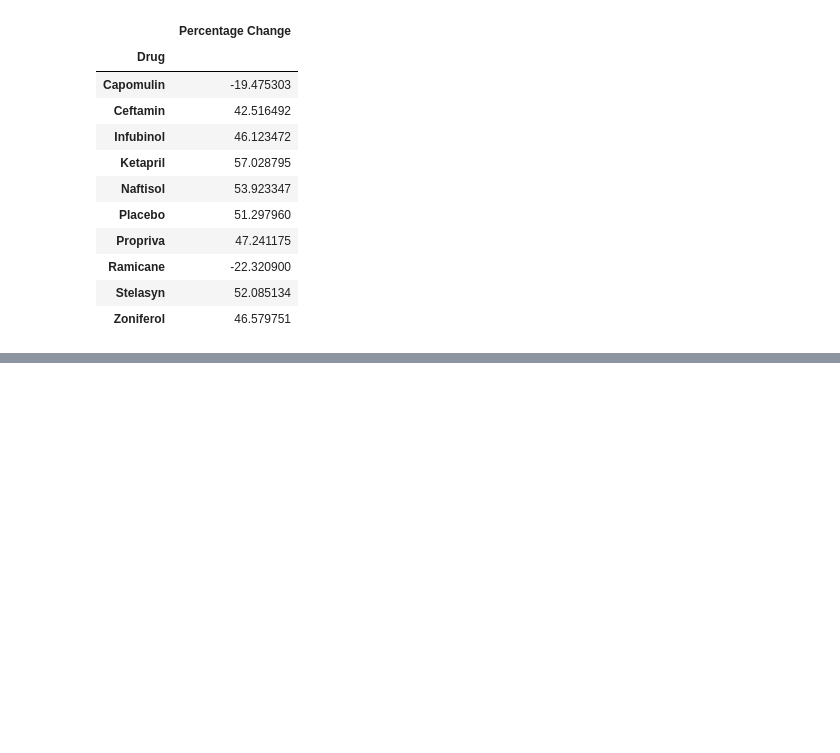
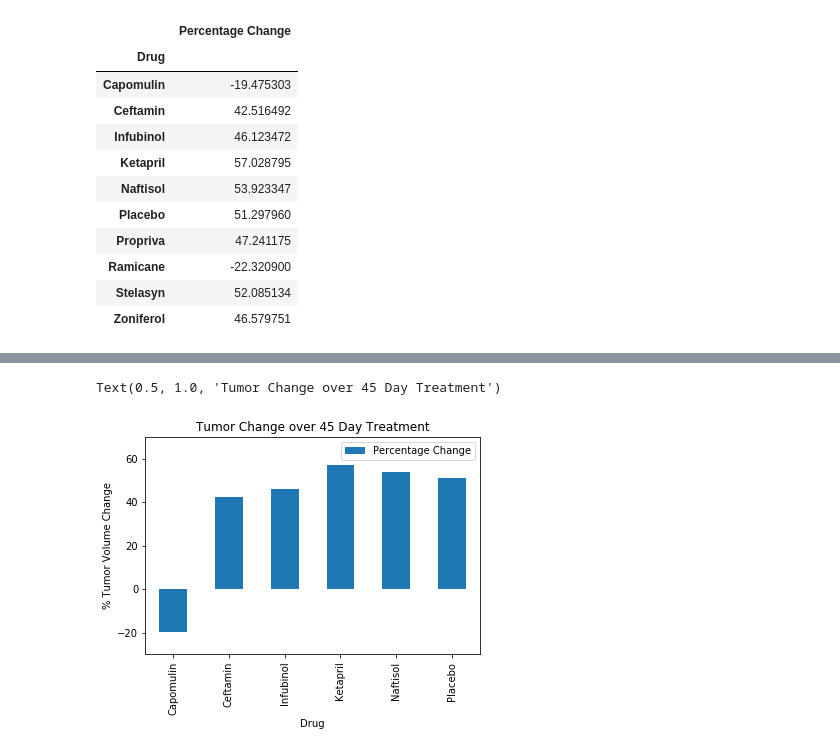
Before and after one commit to laurybenoit/Matplotlib, a Jupyter notebook: Pymaceuticals.ipynb, the cells around one changed output, grey strips where cells are left out. Cells and saved outputs as stored; diff of their text form; code cells hidden in the pictures; blank space fills up the shorter version.

```diff
--- a/Pymaceuticals.ipynb
+++ b/Pymaceuticals.ipynb
@@ -290,3 +292,6 @@ summary_df
 | Ramicane | -22.320900 |
 | Stelasyn | 52.085134 |
 | Zoniferol | 46.579751 |
+# %%
+new_summary = summary_df.iloc[0:6]
+new_summary
@@ -292,0 +307,9 @@ summary_df
+# %%
+ax = new_summary.plot.bar()
+plt.colorbar()
+plt.ylim(-30,70)
+plt.ylabel('% Tumor Volume Change')
+plt.title('Tumor Change over 45 Day Treatment')
+# %% [output]
+Text(0.5, 1.0, 'Tumor Change over 45 Day Treatment')
+[figure, added]
```
Also changed, not shown: parts of 4 cells of this notebook, 3 other files.
